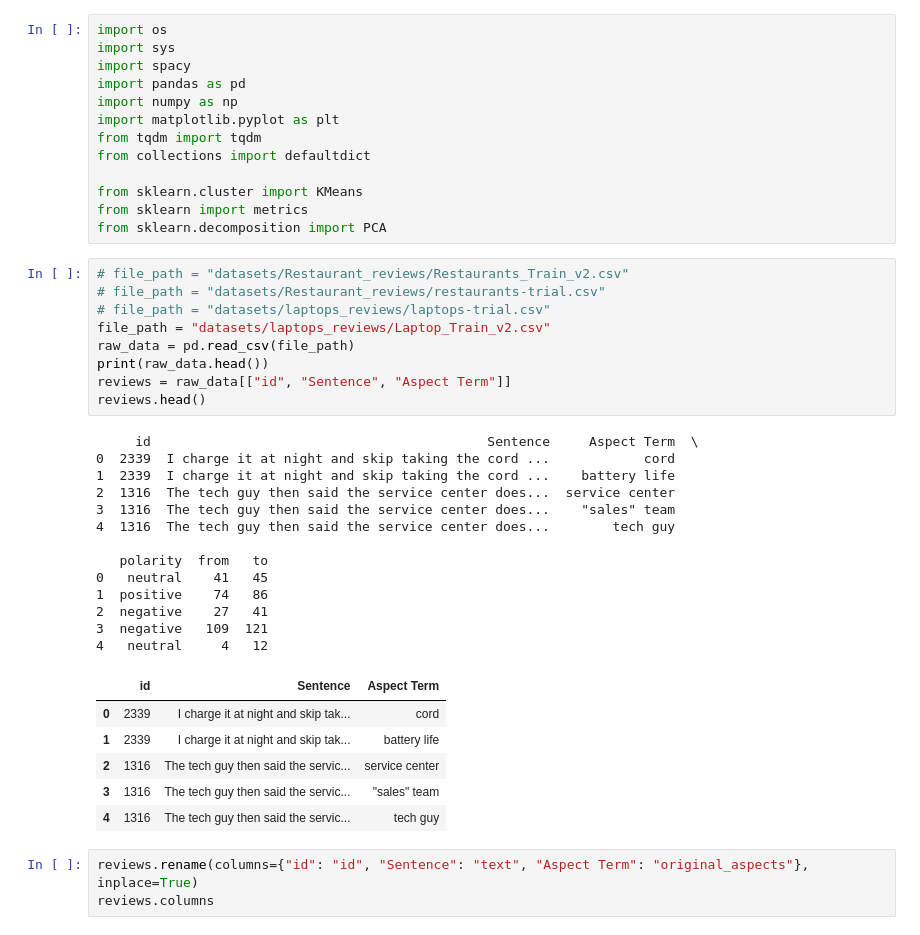
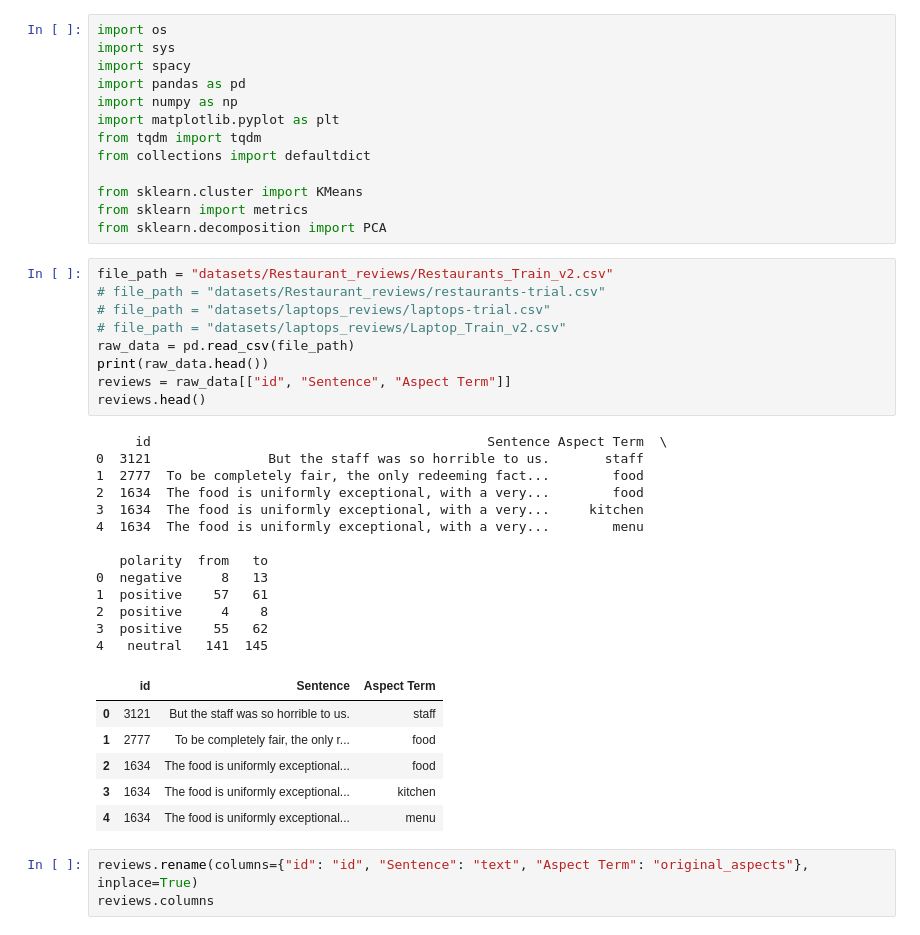
Before and after one commit to pinksi/aspect-extraction, a Jupyter notebook: rules_aspect_extraction.ipynb, the cells around one changed output. Drawn from its saved outputs; the diff is of its cells as text.

```diff
--- a/rules_aspect_extraction.ipynb
+++ b/rules_aspect_extraction.ipynb
@@ -12,34 +12,34 @@ from sklearn.cluster import KMeans
 from sklearn import metrics
 from sklearn.decomposition import PCA
 # %%
-# file_path = "datasets/Restaurant_reviews/Restaurants_Train_v2.csv"
+file_path = "datasets/Restaurant_reviews/Restaurants_Train_v2.csv"
 # file_path = "datasets/Restaurant_reviews/restaurants-trial.csv"
 # file_path = "datasets/laptops_reviews/laptops-trial.csv"
-file_path = "datasets/laptops_reviews/Laptop_Train_v2.csv"
+# file_path = "datasets/laptops_reviews/Laptop_Train_v2.csv"
 raw_data = pd.read_csv(file_path)
 print(raw_data.head())
 reviews = raw_data[["id", "Sentence", "Aspect Term"]]
 reviews.head()
 # %% [output]
-     id                                           Sentence     Aspect Term  \
-0  2339  I charge it at night and skip taking the cord ...            cord
-1  2339  I charge it at night and skip taking the cord ...    battery life
-2  1316  The tech guy then said the service center does...  service center
-3  1316  The tech guy then said the service center does...    "sales" team
-4  1316  The tech guy then said the service center does...        tech guy
+     id                                           Sentence Aspect Term  \
+0  3121               But the staff was so horrible to us.       staff
+1  2777  To be completely fair, the only redeeming fact...        food
+2  1634  The food is uniformly exceptional, with a very...        food
+3  1634  The food is uniformly exceptional, with a very...     kitchen
+4  1634  The food is uniformly exceptional, with a very...        menu
 
    polarity  from   to
-0   neutral    41   45
-1  positive    74   86
-2  negative    27   41
-3  negative   109  121
-4   neutral     4   12
+0  negative     8   13
+1  positive    57   61
+2  positive     4    8
+3  positive    55   62
+4   neutral   141  145
 |  | id | Sentence | Aspect Term |
-| 0 | 2339 | I charge it at night and skip tak... | cord |
-| 1 | 2339 | I charge it at night and skip tak... | battery life |
-| 2 | 1316 | The tech guy then said the servic... | service center |
-| 3 | 1316 | The tech guy then said the servic... | "sales" team |
-| 4 | 1316 | The tech guy then said the servic... | tech guy |
+| 0 | 3121 | But the staff was so horrible to us. | staff |
+| 1 | 2777 | To be completely fair, the only r... | food |
+| 2 | 1634 | The food is uniformly exceptional... | food |
+| 3 | 1634 | The food is uniformly exceptional... | kitchen |
+| 4 | 1634 | The food is uniformly exceptional... | menu |
 # %%
 reviews.rename(columns={"id": "id", "Sentence": "text", "Aspect Term": "original_aspects"}, inplace=True)
 reviews.columns
```
Also changed, not shown: parts of 14 cells of this notebook, 1 other file.
